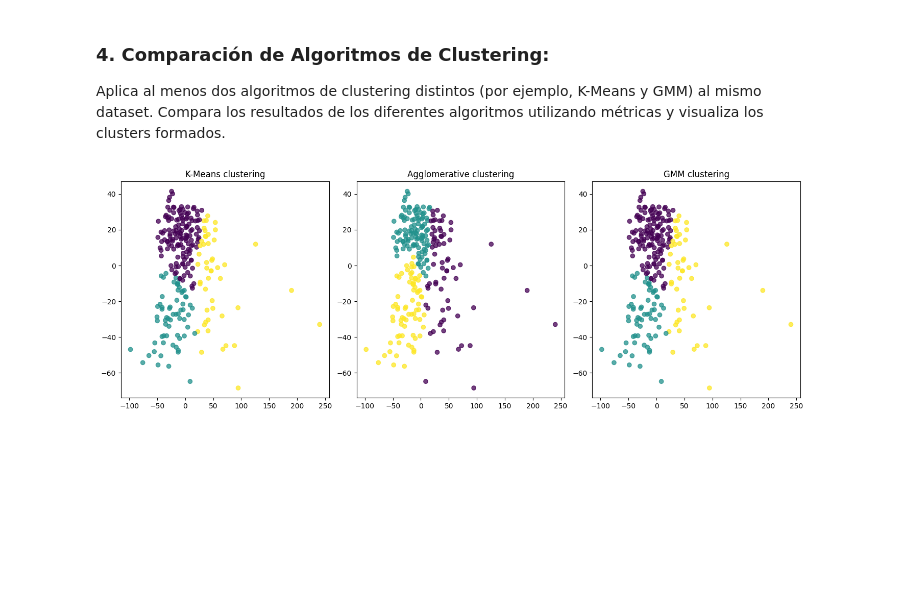
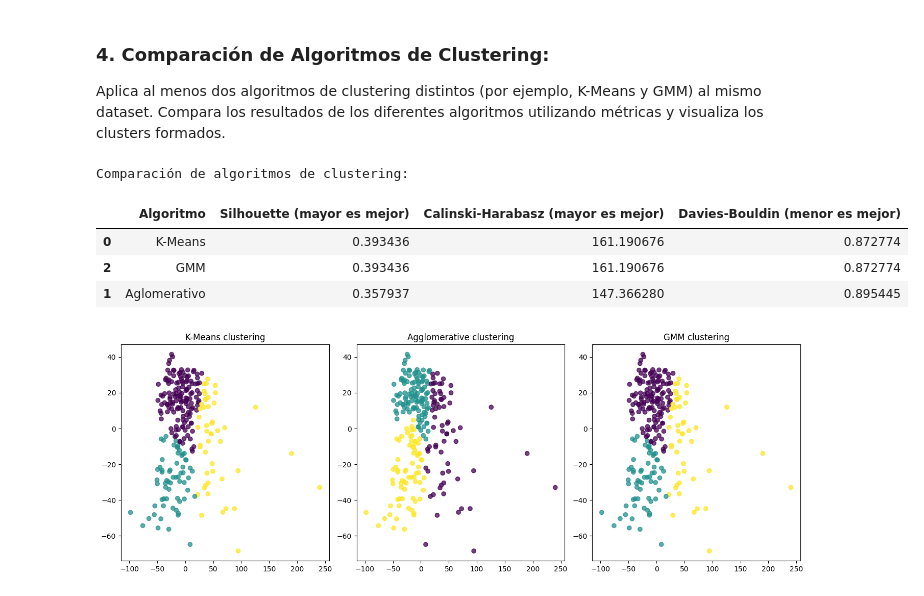
Before and after one commit to Johanmelian/DataAnalysis_InfIndAv, a Jupyter notebook: DataAnalysisExercise.ipynb, the cells around one changed output. Saved outputs shown, nothing was run; the diff lists cells and outputs as text; code cells hidden in the pictures; blank space fills up the shorter version.

Commit message:
Added a comparison of clustering algorithms

```diff
--- a/DataAnalysisExercise.ipynb
+++ b/DataAnalysisExercise.ipynb
@@ -192,7 +192,7 @@ import matplotlib.pyplot as plt
 import pandas as pd
 from sklearn.cluster import KMeans, AgglomerativeClustering
 from sklearn.mixture import GaussianMixture
-from sklearn.metrics import silhouette_score, calinski_harabasz_score
+from sklearn.metrics import silhouette_score, calinski_harabasz_score, davies_bouldin_score
 from sklearn.decomposition import PCA
 
 # Matriz numérica para clustering
@@ -200,31 +200,59 @@ X = df_codificado.select_dtypes(include="number")
 k = 3
 
 # Modelos
 kmeans = KMeans(n_clusters=k, random_state=42, n_init=10)
 agg = AgglomerativeClustering(n_clusters=k, linkage="ward")
 gmm = GaussianMixture(n_components=k, random_state=42)
 
 # Etiquetas por modelo
 labels_kmeans = kmeans.fit_predict(X)
 labels_agg = agg.fit_predict(X)
 labels_gmm = gmm.fit_predict(X)
+
+# Métricas para comparar clusters
+comparacion = pd.DataFrame({
+    "Algoritmo": ["K-Means", "Aglomerativo", "GMM"],
+    "Silhouette (mayor es mejor)": [
+        silhouette_score(X, labels_kmeans),
+        silhouette_score(X, labels_agg),
+        silhouette_score(X, labels_gmm)
+    ],
+    "Calinski-Harabasz (mayor es mejor)": [
+        calinski_harabasz_score(X, labels_kmeans),
+        calinski_harabasz_score(X, labels_agg),
+        calinski_harabasz_score(X, labels_gmm)
+    ],
+    "Davies-Bouldin (menor es mejor)": [
+        davies_bouldin_score(X, labels_kmeans),
+        davies_bouldin_score(X, labels_agg),
+        davies_bouldin_score(X, labels_gmm)
+    ]
+})
+
+print("Comparación de algoritmos de clustering:")
+display(comparacion.sort_values("Silhouette (mayor es mejor)", ascending=False))
 
 # Proyección a 2D para visualizar los clusters
 pca_comp = PCA(n_components=2, random_state=42)
 X_2d_comp = pca_comp.fit_transform(X)
 
 fig, axes = plt.subplots(1, 3, figsize=(14, 5))
 
 axes[0].scatter(X_2d_comp[:, 0], X_2d_comp[:, 1], c=labels_kmeans, cmap="viridis", alpha=0.75)
 axes[0].set_title("K-Means clustering")
 
 axes[1].scatter(X_2d_comp[:, 0], X_2d_comp[:, 1], c=labels_agg, cmap="viridis", alpha=0.75)
 axes[1].set_title("Agglomerative clustering")
 
 axes[2].scatter(X_2d_comp[:, 0], X_2d_comp[:, 1], c=labels_gmm, cmap="viridis", alpha=0.75)
 axes[2].set_title("GMM clustering")
 
 plt.tight_layout()
 plt.show()
 # %% [output]
+Comparación de algoritmos de clustering:
+|  | Algoritmo | Silhouette (mayor es mejor) | Calinski-Harabasz (mayor es mejor) | Davies-Bouldin (menor es mejor) |
+| 0 | K-Means | 0.393436 | 161.190676 | 0.872774 |
+| 2 | GMM | 0.393436 | 161.190676 | 0.872774 |
+| 1 | Aglomerativo | 0.357937 | 147.366280 | 0.895445 |
 [figure]
```
